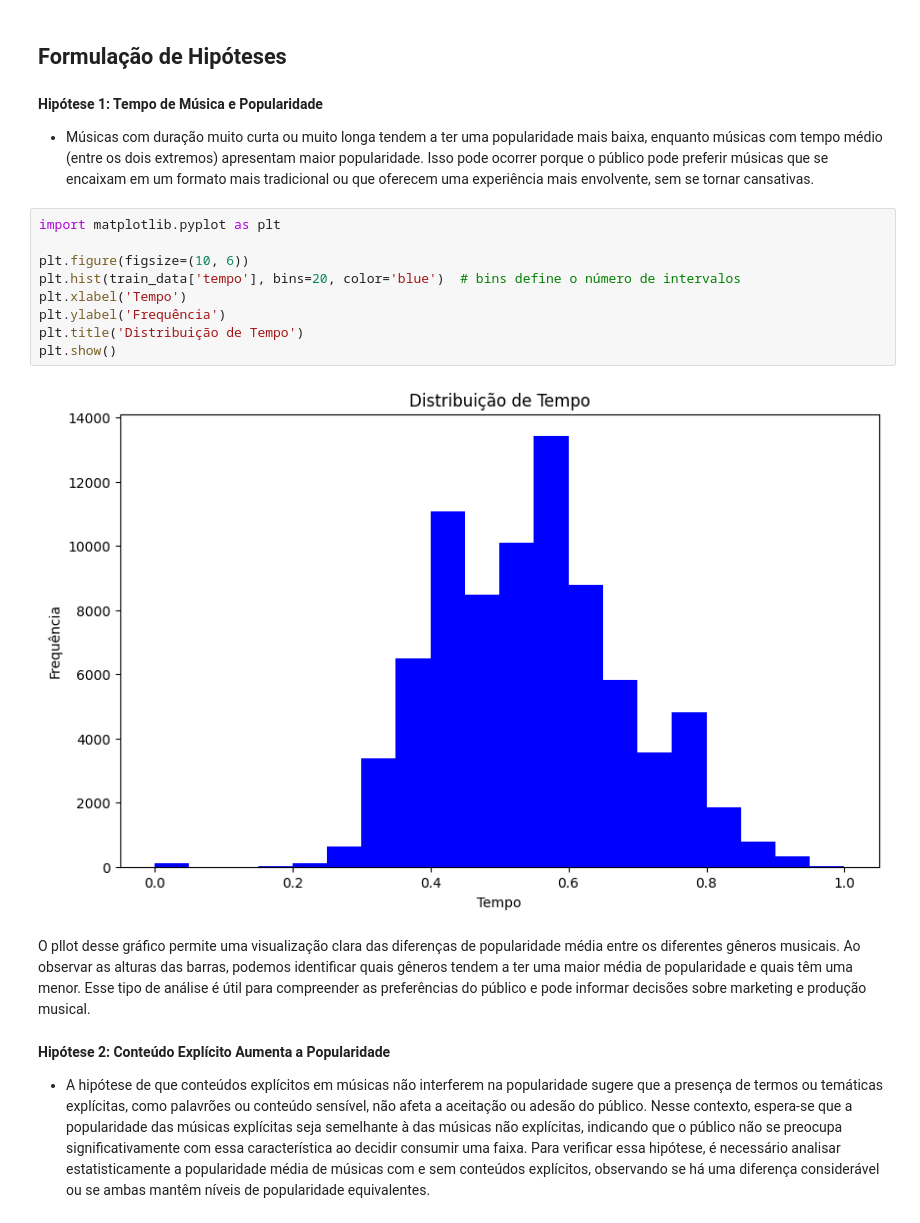
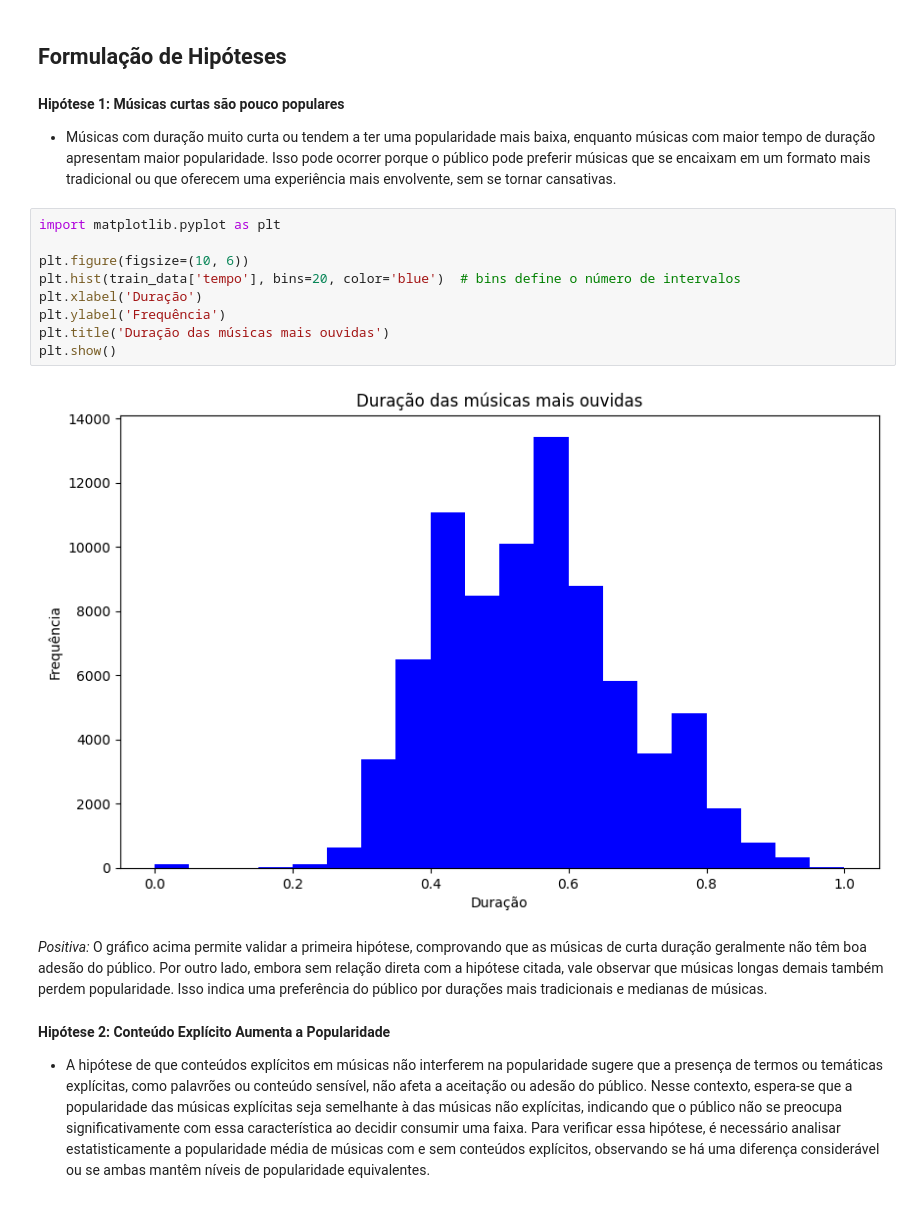
Before and after one commit to Anacajp/Kaggle-Spotify, a Jupyter notebook: spotify_3version.ipynb, the cells around one changed output. Drawn from its saved outputs; the diff is of its cells as text.

```diff
--- a/spotify_3version.ipynb
+++ b/spotify_3version.ipynb
@@ -195,22 +195,22 @@ submission_grouped.to_csv('submissao_spotify.csv', index=False)
 # %% [markdown]
 ## Formulação de Hipóteses
 # %% [markdown]
-**Hipótese 1: Tempo de Música e Popularidade**
+**Hipótese 1: Músicas curtas são pouco populares**
 
-- Músicas com duração muito curta ou muito longa tendem a ter uma popularidade mais baixa, enquanto músicas com tempo médio (entre os dois extremos) apresentam maior popularidade. Isso pode ocorrer porque o público pode preferir músicas que se encaixam em um formato mais tradicional ou que oferecem uma experiência mais envolvente, sem se tornar cansativas.
+- Músicas com duração muito curta ou tendem a ter uma popularidade mais baixa, enquanto músicas com maior tempo de duração apresentam maior popularidade. Isso pode ocorrer porque o público pode preferir músicas que se encaixam em um formato mais tradicional ou que oferecem uma experiência mais envolvente, sem se tornar cansativas.
 # %%
 import matplotlib.pyplot as plt
 
 plt.figure(figsize=(10, 6))
 plt.hist(train_data['tempo'], bins=20, color='blue')  # bins define o número de intervalos
-plt.xlabel('Tempo')
+plt.xlabel('Duração')
 plt.ylabel('Frequência')
-plt.title('Distribuição de Tempo')
+plt.title('Duração das músicas mais ouvidas')
 plt.show()
 # %% [output]
-[figure, old version]
+[figure, new version]
-# %% [markdown]
-O pllot desse gráfico permite uma visualização clara das diferenças de popularidade média entre os diferentes gêneros musicais. Ao observar as alturas das barras, podemos identificar quais gêneros tendem a ter uma maior média de popularidade e quais têm uma menor. Esse tipo de análise é útil para compreender as preferências do público e pode informar decisões sobre marketing e produção musical.
+# %% [markdown]
+_Positiva:_ O gráfico acima permite validar a primeira hipótese, comprovando que as músicas de curta duração geralmente não têm boa adesão do público. Por outro lado, embora sem relação direta com a hipótese citada, vale observar que músicas longas demais também perdem popularidade. Isso indica uma preferência do público por durações mais tradicionais e medianas de músicas.
 # %% [markdown]
 
 **Hipótese 2: Conteúdo Explícito Aumenta a Popularidade**
```
Also changed, not shown: parts of 4 cells of this notebook, 3 other files.
